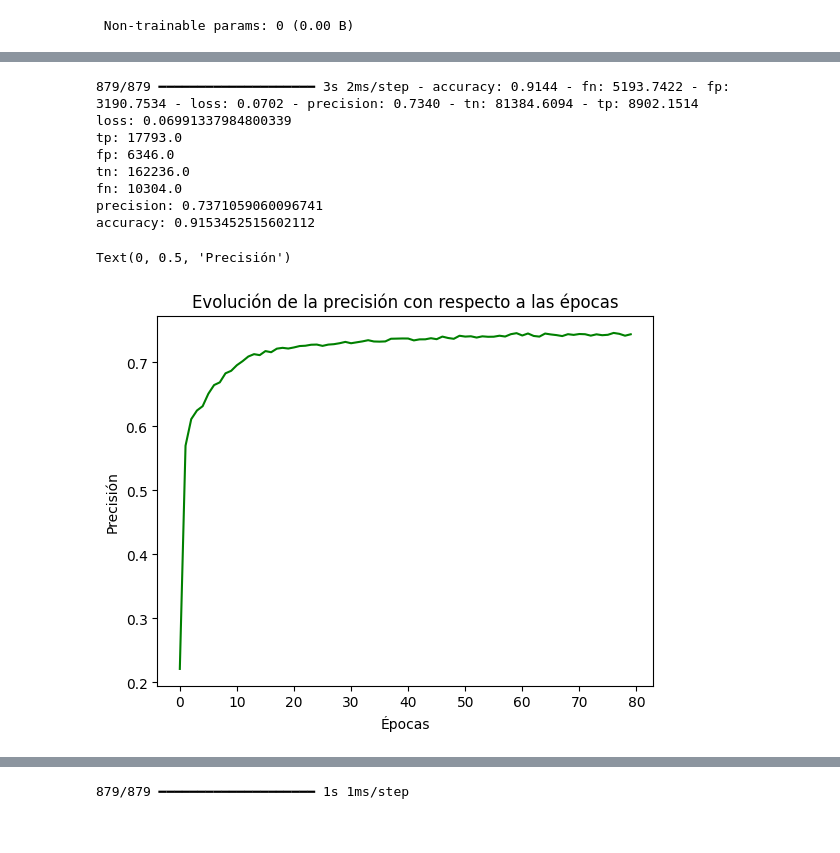
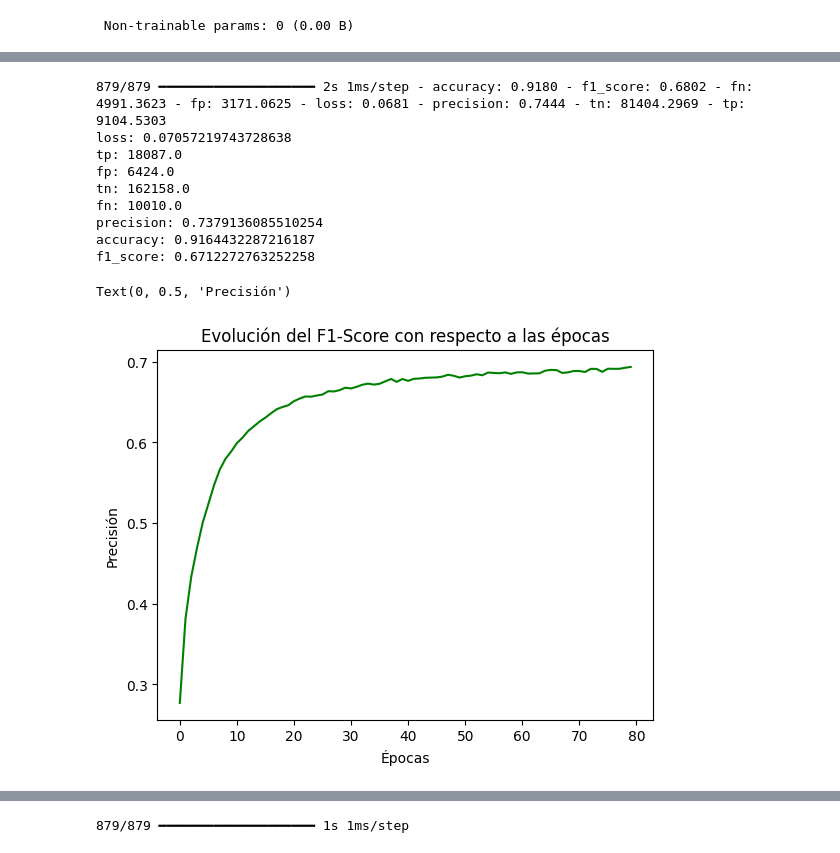
Before and after one commit to bsttiv/tipos_espectrales, a Jupyter notebook: Tipos_Espectrales.ipynb, the cells around one changed output, grey strips where cells are left out. Saved outputs shown, nothing was run; the diff lists cells and outputs as text; code cells hidden in the pictures.

```diff
--- a/Tipos_Espectrales.ipynb
+++ b/Tipos_Espectrales.ipynb
@@ -528,11 +529,13 @@ METRICS = [
     keras.metrics.TrueNegatives(name='tn'),
     keras.metrics.FalseNegatives(name='fn'),
     keras.metrics.Precision(name='precision'),
-    keras.metrics.BinaryAccuracy(name='accuracy')
+    keras.metrics.BinaryAccuracy(name='accuracy'),
+    keras.metrics.F1Score(name='f1_score', average='weighted')
 ]
 
 model = keras.Sequential([
-    keras.layers.Dense(16, activation='relu', input_shape=(train_features.shape[-1],)),
+    keras.layers.Input((train_features.shape[-1],)),
+    keras.layers.Dense(16, activation='relu'),
     keras.layers.Dropout(0.5),
     keras.layers.Dense(32, activation='relu'),
     keras.layers.Dropout(0.5),
@@ -587,7 +590,7 @@ Epoch 80/80
 # %%
 metric_names = ['loss']
 metric_names.extend([m.name for m in METRICS])
-precision_ev_1 = model.history.history['precision']
+f1_score_ev_1 = model.history.history['f1_score']
 loss_ev_1 = model.history.history['loss']
 epochs = np.arange(80)
 # %%
@@ -595,22 +598,23 @@ results = model.evaluate(x=test_features, y=test_labels_enc)
 for (metric_name, value) in zip(metric_names, results):
   print(f"{metric_name}: {value}")
 # %% [output]
-879/879 ━━━━━━━━━━━━━━━━━━━━ 3s 2ms/step - accuracy: 0.9144 - fn: 5193.7422 - fp: 3190.7534 - loss: 0.0702 - precision: 0.7340 - tn: 81384.6094 - tp: 8902.1514
-loss: 0.06991337984800339
-tp: 17793.0
-fp: 6346.0
-tn: 162236.0
-fn: 10304.0
-precision: 0.7371059060096741
-accuracy: 0.9153452515602112
+879/879 ━━━━━━━━━━━━━━━━━━━━ 2s 1ms/step - accuracy: 0.9180 - f1_score: 0.6802 - fn: 4991.3623 - fp: 3171.0625 - loss: 0.0681 - precision: 0.7444 - tn: 81404.2969 - tp: 9104.5303
+loss: 0.07057219743728638
+tp: 18087.0
+fp: 6424.0
+tn: 162158.0
+fn: 10010.0
+precision: 0.7379136085510254
+accuracy: 0.9164432287216187
+f1_score: 0.6712272763252258
 # %%
-plt.plot(epochs, precision_ev_1, color='green')
-plt.title("Evolución de la precisión con respecto a las épocas")
+plt.plot(epochs, f1_score_ev_1, color='green')
+plt.title("Evolución del F1-Score con respecto a las épocas")
 plt.xlabel("Épocas")
 plt.ylabel("Precisión")
 # %% [output]
 Text(0, 0.5, 'Precisión')
-[figure, old version]
+[figure, new version]
 # %%
 plt.plot(epochs,loss_ev_1, color="green")
 plt.title("Evolución de la función de costos con respecto a las épocas")
```
Also changed, not shown: parts of 42 cells of this notebook.
